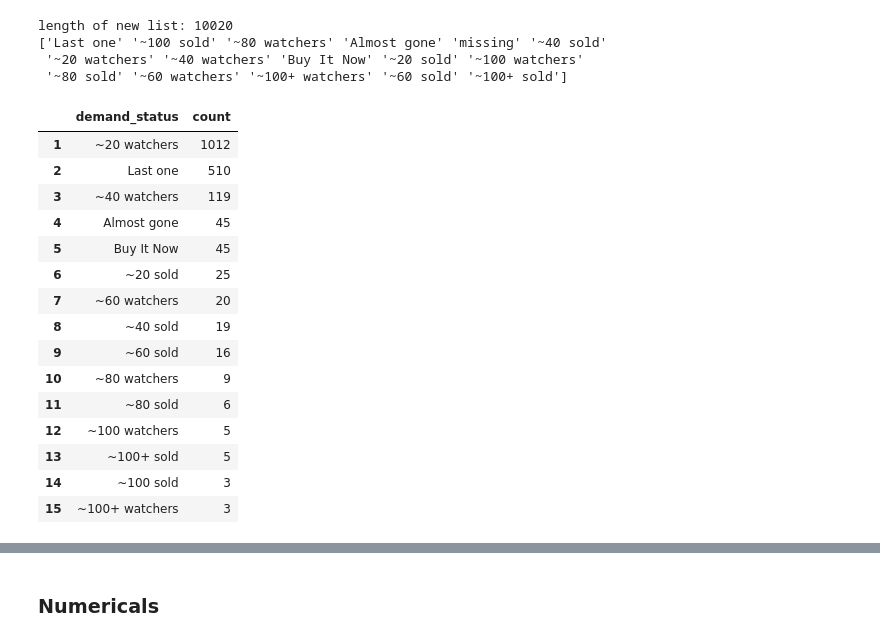
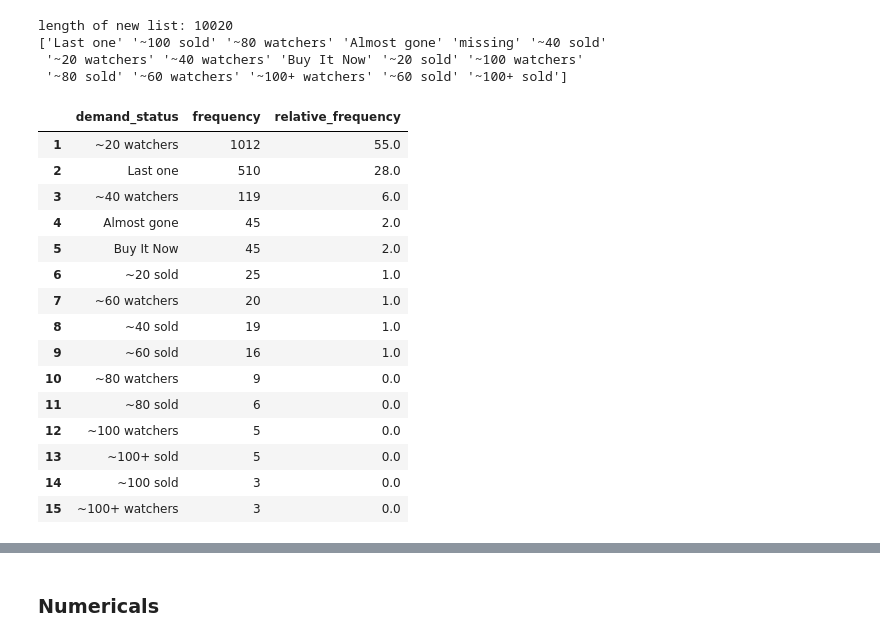
Before and after one commit to sebmedina-pers/ebay-star-wars-webscraper-and-eda, a Jupyter notebook: eda.ipynb, the cells around one changed output, grey strips where cells are left out. Cells and saved outputs as stored; diff of their text form; code cells hidden in the pictures.

```diff
--- a/eda.ipynb
+++ b/eda.ipynb
@@ -297,27 +339,31 @@ length of new list: 10020
 # %%
 # get frequency of demand_status
 demand_status_freqs = df.demand_status_final.value_counts()
 df_demand_status_freqs = pd.DataFrame(demand_status_freqs).reset_index()
 df_demand_status_freqs = df_demand_status_freqs.rename(
     columns={"index": "demand_status", "demand_status_final": "count"}
 )
 # excl missing to show most relevant demand_status
 df_demand_status_freqs = df_demand_status_freqs[df_demand_status_freqs["demand_status"] != "missing"]
+df_demand_status_freqs = df_demand_status_freqs.rename(columns={
+    "count": "frequency"
+})
+df_demand_status_freqs["relative_frequency"] = 100 * round(df_demand_status_freqs["frequency"] / df_demand_status_freqs["frequency"].sum(), 2)
 df_demand_status_freqs
 # %% [output]
-|  | demand_status | count |
-| 1 | ~20 watchers | 1012 |
-| 2 | Last one | 510 |
-| 3 | ~40 watchers | 119 |
-| 4 | Almost gone | 45 |
-| 5 | Buy It Now | 45 |
-| 6 | ~20 sold | 25 |
-| 7 | ~60 watchers | 20 |
-| 8 | ~40 sold | 19 |
-| 9 | ~60 sold | 16 |
-| 10 | ~80 watchers | 9 |
-| 11 | ~80 sold | 6 |
-| 12 | ~100 watchers | 5 |
-| 13 | ~100+ sold | 5 |
-| 14 | ~100 sold | 3 |
-| 15 | ~100+ watchers | 3 |
+|  | demand_status | frequency | relative_frequency |
+| 1 | ~20 watchers | 1012 | 55.0 |
+| 2 | Last one | 510 | 28.0 |
+| 3 | ~40 watchers | 119 | 6.0 |
+| 4 | Almost gone | 45 | 2.0 |
+| 5 | Buy It Now | 45 | 2.0 |
+| 6 | ~20 sold | 25 | 1.0 |
+| 7 | ~60 watchers | 20 | 1.0 |
+| 8 | ~40 sold | 19 | 1.0 |
+| 9 | ~60 sold | 16 | 1.0 |
+| 10 | ~80 watchers | 9 | 0.0 |
+| 11 | ~80 sold | 6 | 0.0 |
+| 12 | ~100 watchers | 5 | 0.0 |
+| 13 | ~100+ sold | 5 | 0.0 |
+| 14 | ~100 sold | 3 | 0.0 |
+| 15 | ~100+ watchers | 3 | 0.0 |
```
Also changed, not shown: parts of 24 cells of this notebook.
